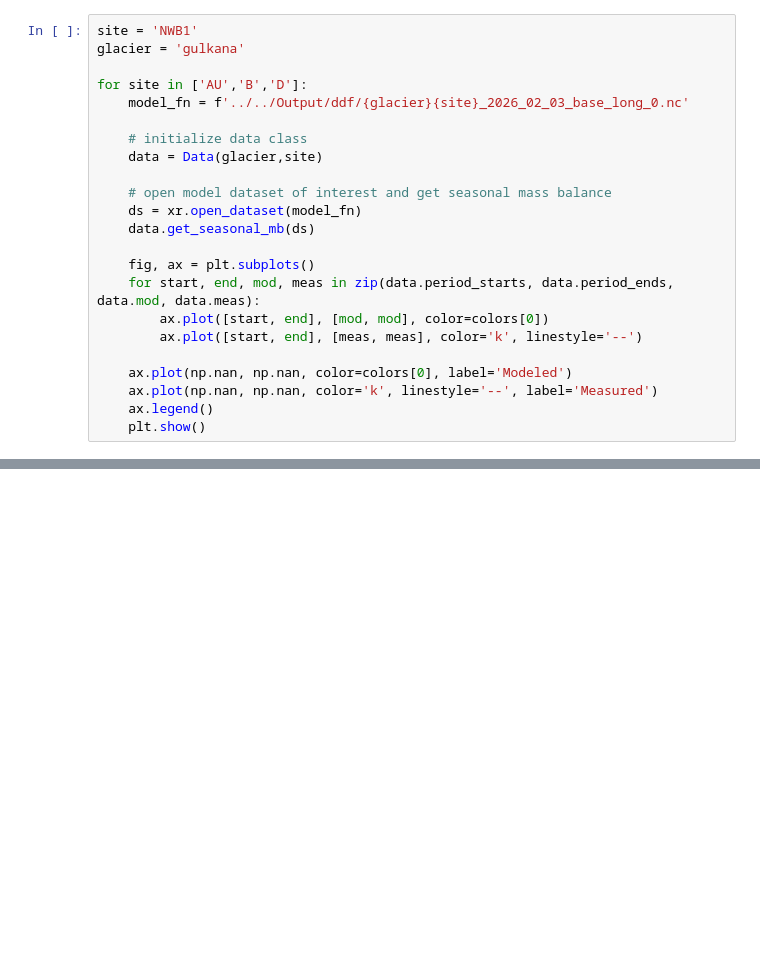
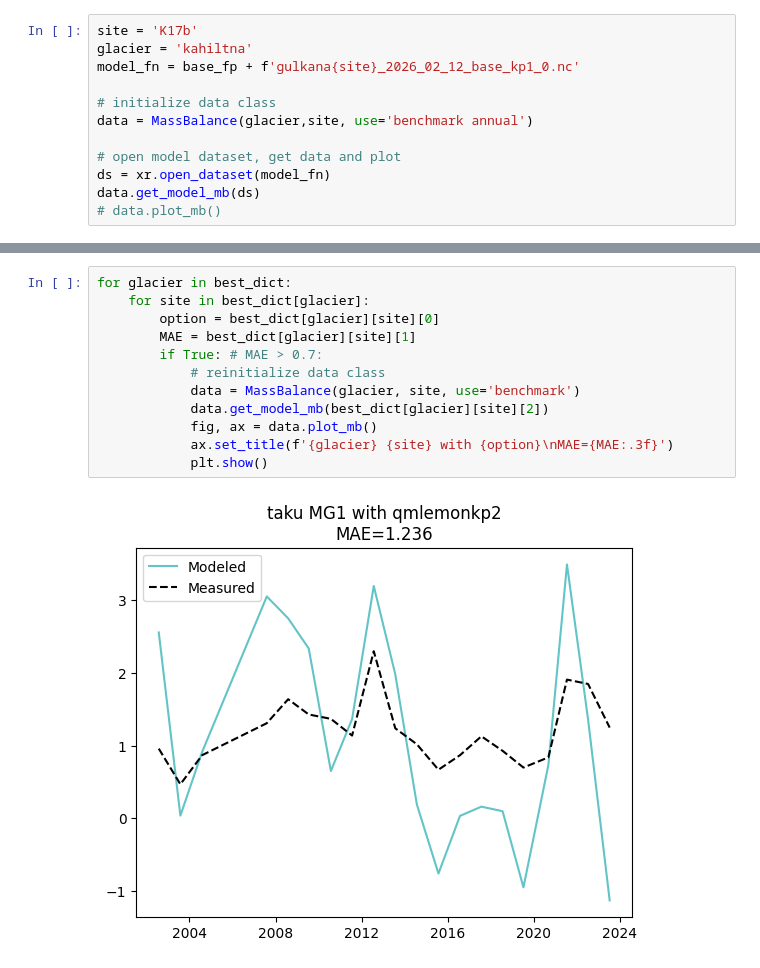
Before and after one commit to clairevwilson/PEBSI, a Jupyter notebook: project/compare_mb.ipynb, the cells around one changed output, grey strips where cells are left out. Drawn from its saved outputs; the diff is of its cells as text; blank space fills up the shorter version.

Commit message:
added SAR data, testing ddfs, script to make ddf dfs, plotting etc

```diff
--- a/project/compare_mb.ipynb
+++ b/project/compare_mb.ipynb
@@ -26,23 +32,12 @@ The autoreload extension is already loaded. To reload it, use:
 # %%
-site = 'NWB1'
-glacier = 'gulkana'
+site = 'K17b'
+glacier = 'kahiltna'
+model_fn = base_fp + f'gulkana{site}_2026_02_12_base_kp1_0.nc'
 
-for site in ['AU','B','D']:
-    model_fn = f'../../Output/ddf/{glacier}{site}_2026_02_03_base_long_0.nc'
+# initialize data class
+data = MassBalance(glacier,site, use='benchmark annual')
 
-    # initialize data class
-    data = Data(glacier,site)
-
-    # open model dataset of interest and get seasonal mass balance
-    ds = xr.open_dataset(model_fn)
-    data.get_seasonal_mb(ds)
-
-    fig, ax = plt.subplots()
-    for start, end, mod, meas in zip(data.period_starts, data.period_ends, data.mod, data.meas):
-        ax.plot([start, end], [mod, mod], color=colors[0])
-        ax.plot([start, end], [meas, meas], color='k', linestyle='--')
-
-    ax.plot(np.nan, np.nan, color=colors[0], label='Modeled')
-    ax.plot(np.nan, np.nan, color='k', linestyle='--', label='Measured')
-    ax.legend()
-    plt.show()
+# open model dataset, get data and plot
+ds = xr.open_dataset(model_fn)
+data.get_model_mb(ds)
+# data.plot_mb()
@@ -50,0 +115,14 @@ FileNotFoundError: [Errno 2] No such file or directory: 'c:\\Users\\cvw30\\Resea
+# %%
+for glacier in best_dict:
+    for site in best_dict[glacier]:
+        option = best_dict[glacier][site][0]
+        MAE = best_dict[glacier][site][1]
+        if True: # MAE > 0.7:
+            # reinitialize data class
+            data = MassBalance(glacier, site, use='benchmark')
+            data.get_model_mb(best_dict[glacier][site][2])
+            fig, ax = data.plot_mb()
+            ax.set_title(f'{glacier} {site} with {option}\nMAE={MAE:.3f}')
+            plt.show()
+# %% [output]
+[figure, added]
```
Also changed, not shown: parts of 6 cells of this notebook, 4 other files.
